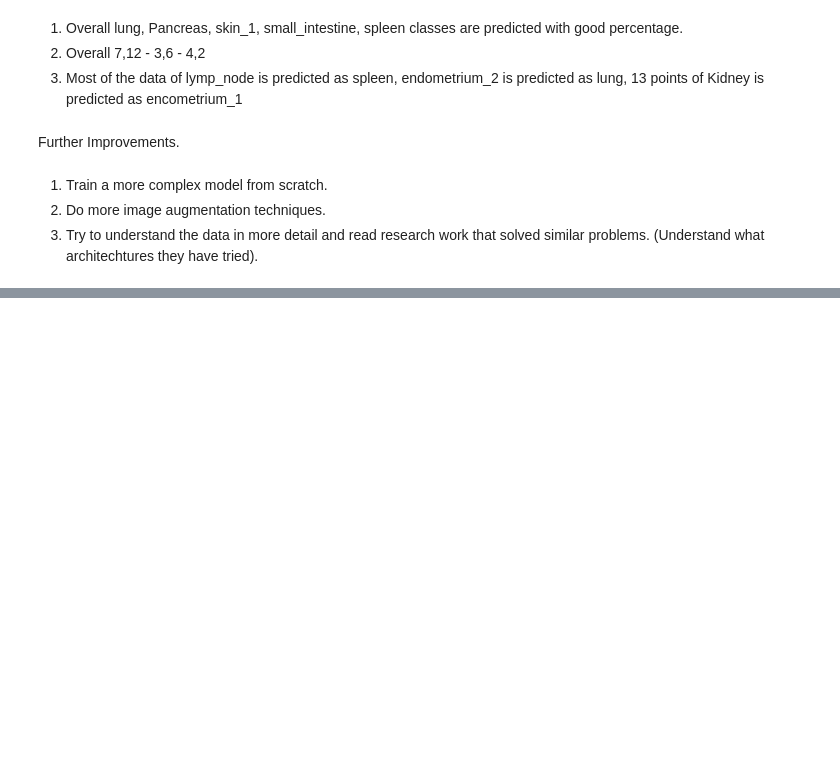
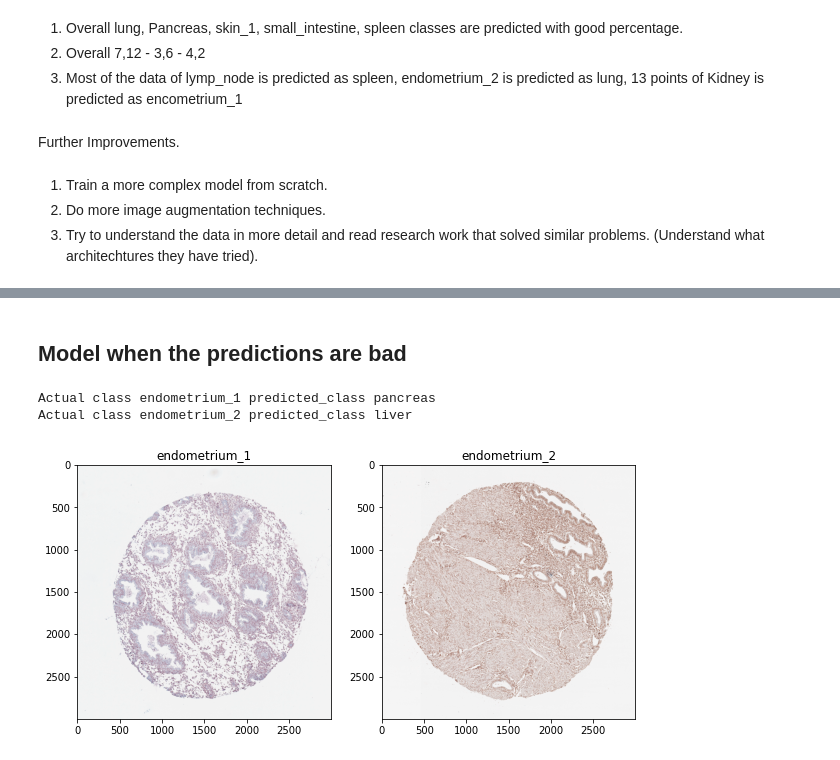
Before and after one commit to GowthamChowta/CNS_Classification, a Jupyter notebook: Train_from scratch_pretrained.ipynb, the cells around one changed output, grey strips where cells are left out. Cells and saved outputs as stored; diff of their text form; code cells hidden in the pictures; blank space fills up the shorter version.

Commit message:
adding visualization

```diff
--- a/Train_from scratch_pretrained.ipynb
+++ b/Train_from scratch_pretrained.ipynb
@@ -385,9 +385,12 @@ Sum of rows in precision matrix [1. 1. 1. 1. 1. 1. 1. 1. 1. 1. 1. 1.]
 # %% [markdown]
 Analysis:
 # %%
+from collections import defaultdict
 print('Class id','class name')
+id_to_class = defaultdict(str)
 for i in range(1,13):
     print(i,le.classes_[i-1])
+    id_to_class[i] = le.classes_[i-1]
 # %% [output]
 Class id class name
 1 colon
@@ -414,0 +431,40 @@ Further Improvements.
+# %%
+i = 1
+data = os.listdir('cns/root/test/'+id_to_class[i])
+# %%
+def plot_randomly(i,j):
+
+
+    fig, axs = plt.subplots(1,2,figsize=(10, 10))
+#     fig.suptitle('Vertically stacked subplots')
+    root = 'cns/root/train/'
+    data = os.listdir(root+id_to_class[i])
+    image_1 = random.choice(data)
+    img1 = cv2.imread(root+id_to_class[i]+'/'+image_1)
+    image = cv2.resize(img1, (512,512), interpolation=cv2.INTER_NEAREST)
+    image = np.expand_dims(image,0)
+    out1 = final_model.predict([image])
+
+
+    data = os.listdir(root+id_to_class[j])
+    image_1 = random.choice(data)
+    img2 = cv2.imread(root+id_to_class[j]+'/'+image_1)
+    image = cv2.resize(img2, (512,512), interpolation=cv2.INTER_NEAREST)
+
+    image = np.expand_dims(image,0)
+
+    out2 = final_model.predict([image])
+    axs[0].set_title(id_to_class[i])
+    axs[0].imshow(img1)
+    axs[1].set_title(id_to_class[j])
+    axs[1].imshow(img2)
+    print('Actual class',id_to_class[i],'predicted_class',id_to_class[np.argmax(out1)+1])
+    print('Actual class',id_to_class[j],'predicted_class',id_to_class[np.argmax(out2)+1])
+# %% [markdown]
+## Model when the predictions are bad
+# %%
+plot_randomly(2,3)
+# %% [output]
+Actual class endometrium_1 predicted_class pancreas
+Actual class endometrium_2 predicted_class liver
+[figure, added]
```
Also changed, not shown: parts of 5 cells of this notebook.
